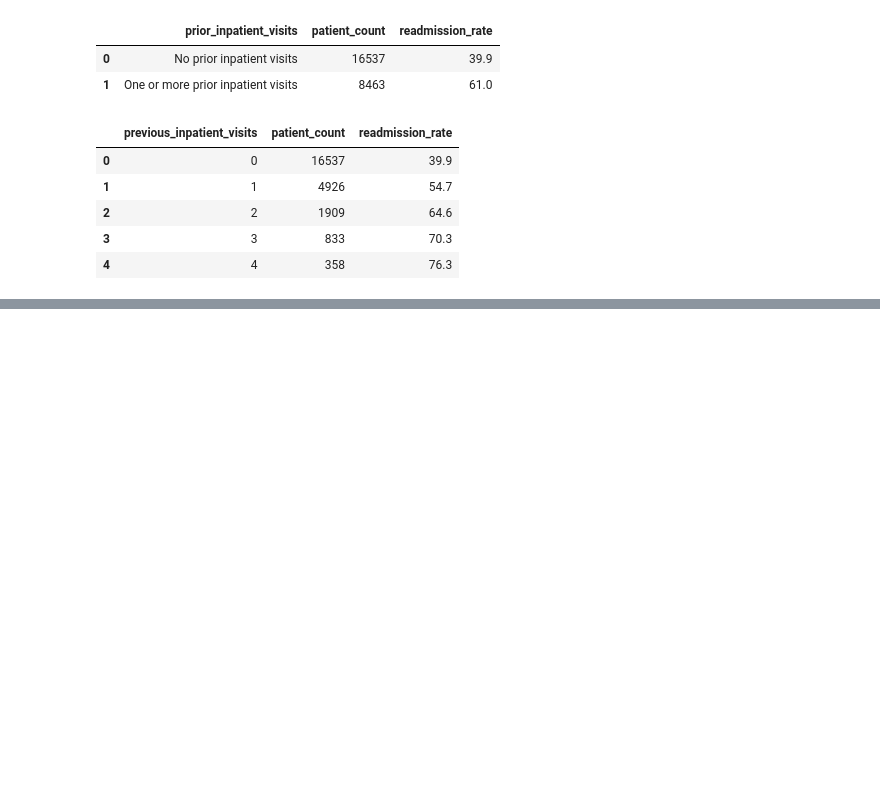
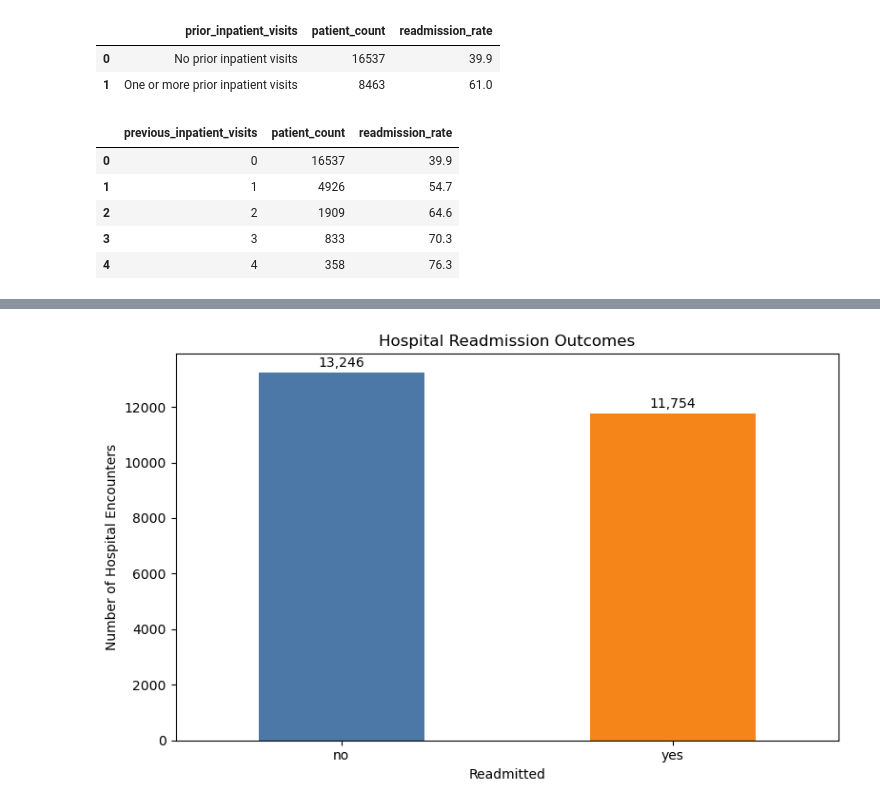
Before and after one commit to shaunagbaje/projects, a Jupyter notebook: hospital_readmission_analysis.ipynb, the cells around one changed output, grey strips where cells are left out. Drawn from its saved outputs; the diff is of its cells as text; code cells hidden in the pictures; blank space fills up the shorter version.

Commit message:
Complete final visualisations

```diff
--- a/hospital_readmission_analysis.ipynb
+++ b/hospital_readmission_analysis.ipynb
@@ -650,0 +661,21 @@ SQL queries were used to calculate readmission counts and rates across patient g
+# %%
+readmission_counts = df_clean["readmitted"].value_counts()
+
+readmission_counts.plot(
+    kind="bar",
+    color=["#4C78A8", "#F58518"],
+    figsize=(8, 5)
+)
+
+plt.title("Hospital Readmission Outcomes")
+plt.xlabel("Readmitted")
+plt.ylabel("Number of Hospital Encounters")
+plt.xticks(rotation=0)
+
+for i, value in enumerate(readmission_counts):
+    plt.text(i, value + 200, f"{value:,}", ha="center")
+
+plt.tight_layout()
+plt.show()
+# %% [output]
+[figure, added]
```
Also changed, not shown: parts of 13 cells of this notebook.
